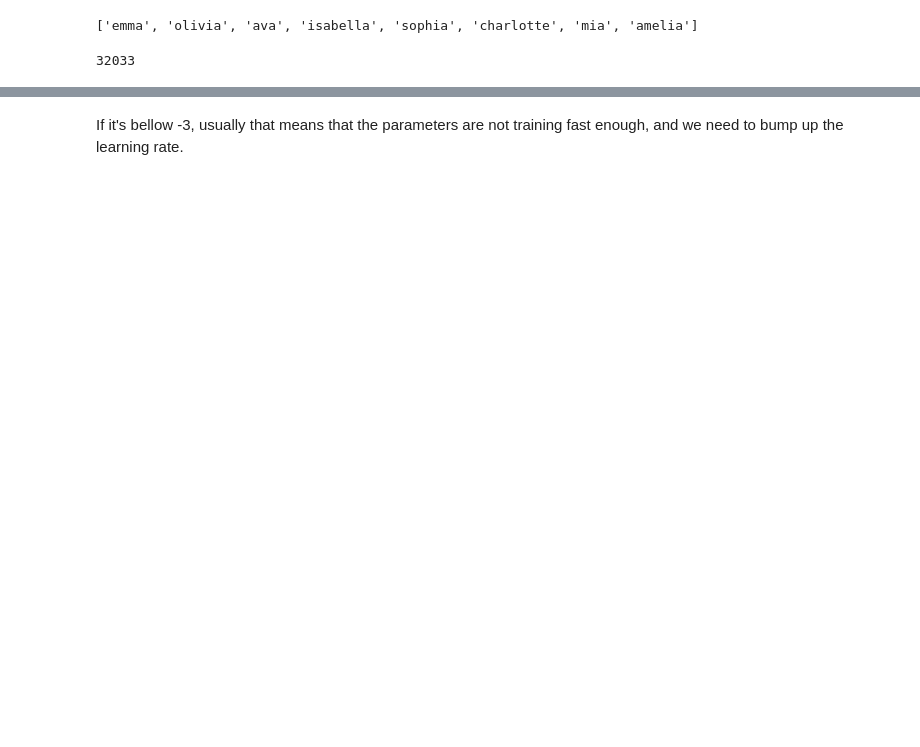
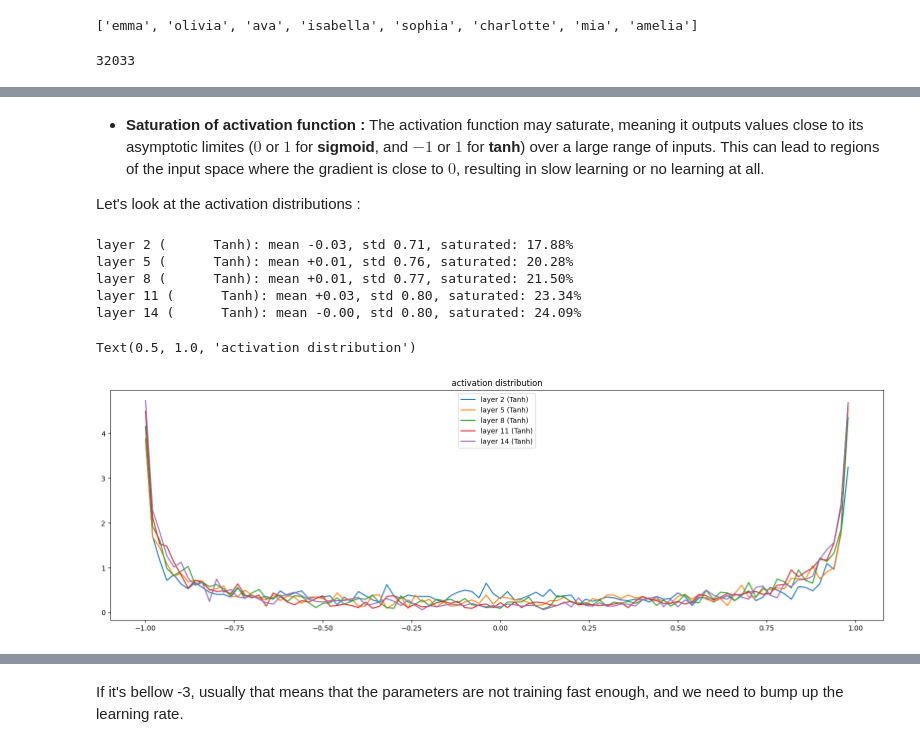
Before and after one commit to Dahamey/Makemore, a Jupyter notebook: PART 3 - Building makemore - Activations & Gradients, BatchNorm.ipynb, the cells around one changed output, grey strips where cells are left out. Saved outputs shown, nothing was run; the diff lists cells and outputs as text; code cells hidden in the pictures; blank space fills up the shorter version.

```diff
--- a/PART 3 - Building makemore - Activations & Gradients, BatchNorm.ipynb
+++ b/PART 3 - Building makemore - Activations & Gradients, BatchNorm.ipynb
@@ -432,0 +139,32 @@ plt.legend(legends);
+# %%
+# MLP revisited
+n_embd = 10 # the dimensionality of the character embedding vectors
+n_hidden = 200 # the number of neurons in the hidden layer of the MLP
+
+g = torch.Generator().manual_seed(25101989)                    # for reproducibility
+C  = torch.randn((vocab_size, n_embd), generator=g)   # embedding table shape(27, 10)
+
+# hidden layer :
+# Weight matrix shape(30, 200)
+W1 = torch.randn((n_embd * block_size, n_hidden), generator=g) * (5/3)/((n_embd * block_size)**0.5) #* 0.2
+#b1 = torch.randn(n_hidden, generator=g) * 0.01  # Bias vector shape(200)
+
+# output layer :
+W2 = torch.randn((n_hidden, vocab_size), generator=g) * 0.01  # shape(200, 27)
+b2 = torch.randn(vocab_size, generator=g) * 0   # shape(27)
+
+# BatchNorm parameters : initialization
+bngain = torch.ones((1, n_hidden))
+bnbias = torch.zeros((1, n_hidden))
+bnmean_running = torch.zeros((1, n_hidden))
+bnstd_running = torch.ones((1, n_hidden))
+
+# model's (learnable) parameters
+parameters = [C, W1, W2, b2, bngain, bnbias]
+
+# number of parameters in total
+print(sum(p.nelement() for p in parameters))
+
+# specifiying whether gradients should be computed for a particular tensor during backpropagation
+for p in parameters:
+    p.requires_grad = True
@@ -432,0 +527,25 @@ plt.legend(legends);
+# %% [markdown]
+* **Saturation of activation function :** The activation function may saturate, meaning it outputs values close to its asymptotic limites ($0$ or $1$ for **sigmoid**, and $-1$ or $1$ for **tanh**) over a large range of inputs. This can lead to regions of the input space where the gradient is close to $0$, resulting in slow learning or no learning at all.
+
+Let's look at the activation distributions :
+# %%
+# visualize histograms of the forward pass activations in the tanh layers
+plt.figure(figsize = (20, 6)) # width and height of the plot
+legends = []
+for i, layer in enumerate(layers[:-1]): # note: exclude the output layer (the softmax layer)
+    if isinstance(layer, Tanh):
+        t = layer.out
+        print('layer %d (%10s): mean %+.2f, std %.2f, saturated: %.2f%%' % (i, layer.__class__.__name__, t.mean(), t.std(), (t.abs() > 0.97).float().mean()*100))
+        hy, hx = torch.histogram(t, density=True)
+        plt.plot(hx[:-1].detach(), hy.detach())
+        legends.append(f'layer {i} ({layer.__class__.__name__})')
+plt.legend(legends);
+plt.title('activation distribution')
+# %% [output]
+layer 2 (      Tanh): mean -0.03, std 0.71, saturated: 17.88%
+layer 5 (      Tanh): mean +0.01, std 0.76, saturated: 20.28%
+layer 8 (      Tanh): mean +0.01, std 0.77, saturated: 21.50%
+layer 11 (      Tanh): mean +0.03, std 0.80, saturated: 23.34%
+layer 14 (      Tanh): mean -0.00, std 0.80, saturated: 24.09%
+Text(0.5, 1.0, 'activation distribution')
+[figure, added]
```
Also changed, not shown: parts of 58 cells of this notebook, 4 other files.
